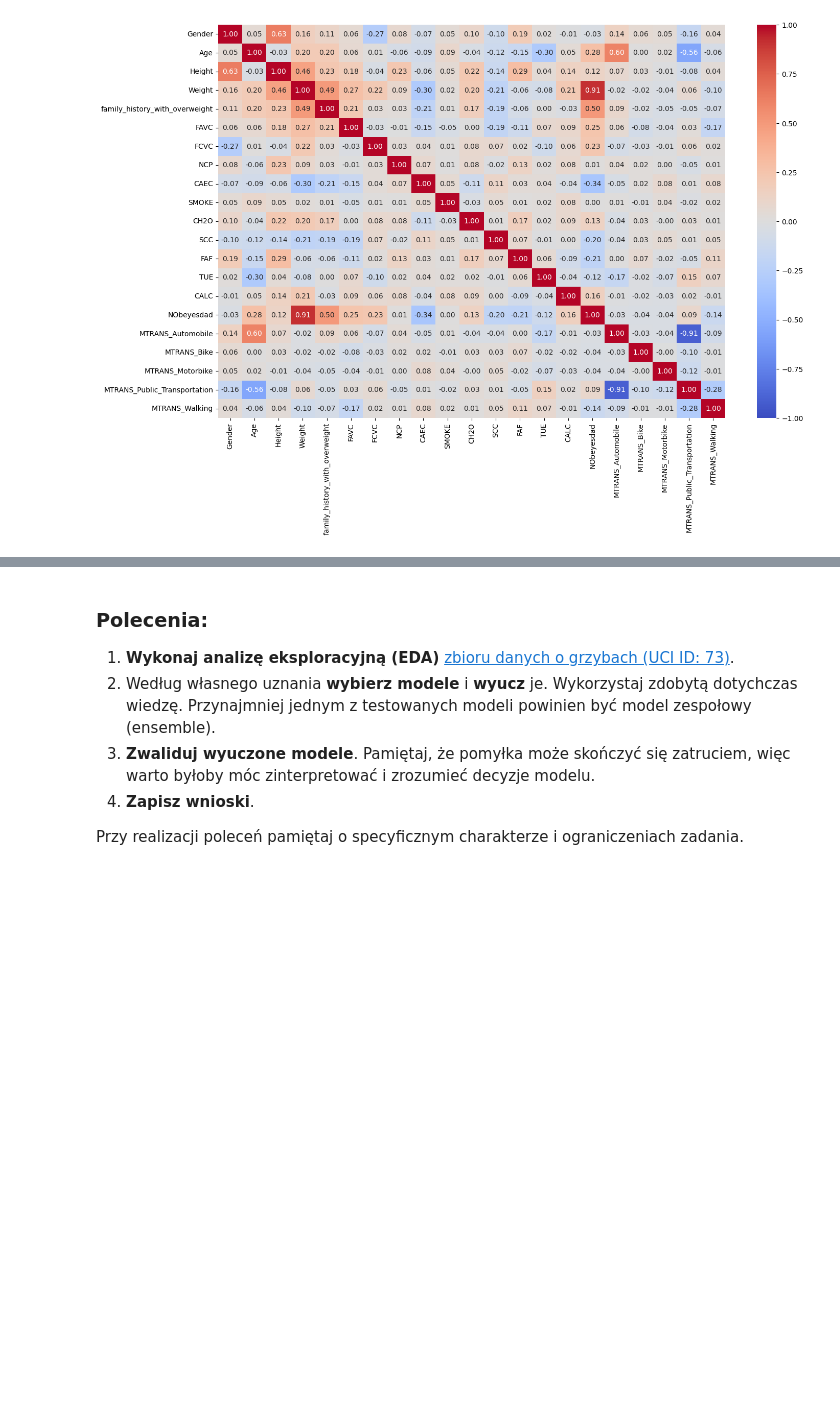
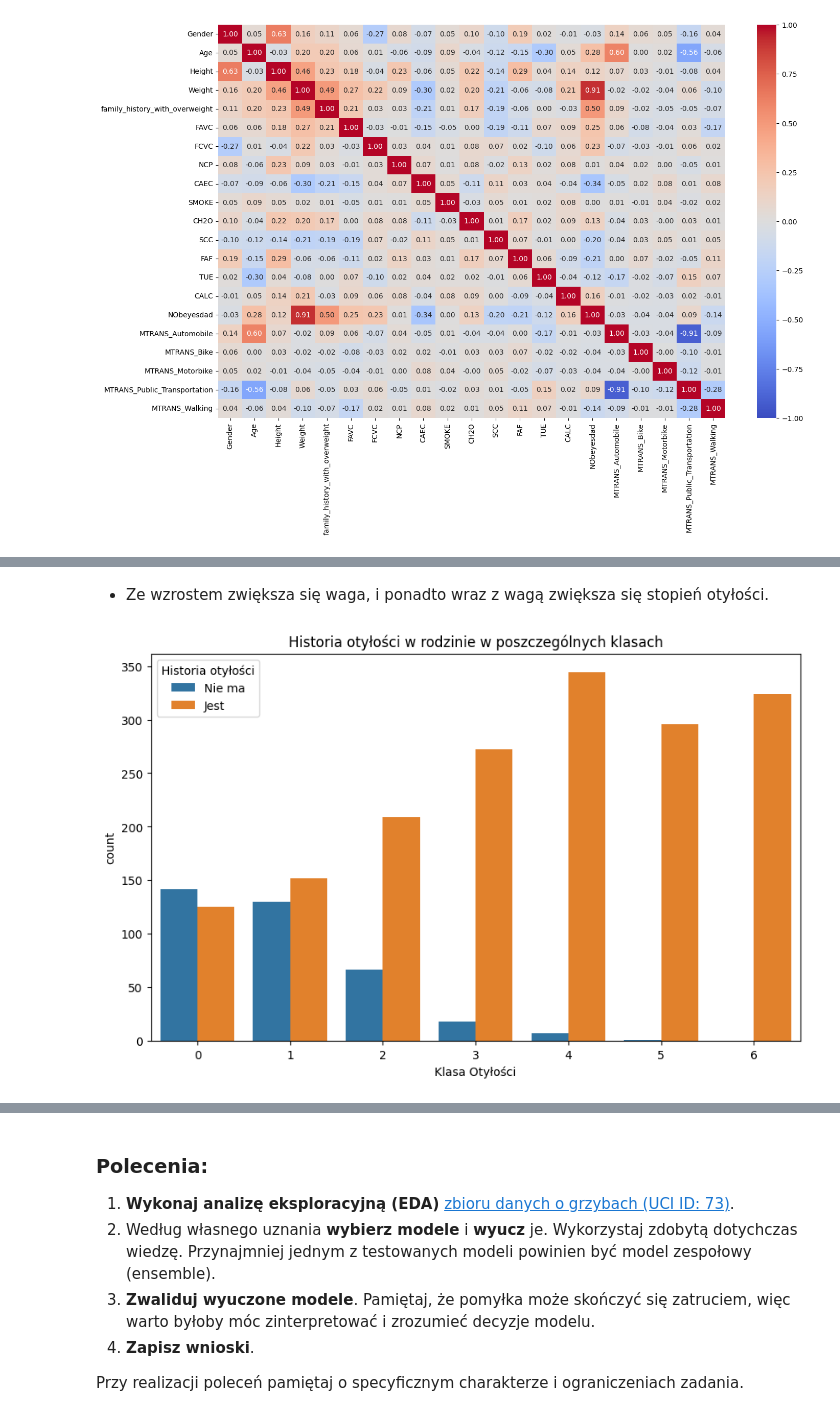
Before and after one commit to Zajecia-na-PWr-LR/lista-5-dawidmuszynski1, a Jupyter notebook: Lab_05.ipynb, the cells around one changed output, grey strips where cells are left out. Cells and saved outputs as stored; diff of their text form; code cells hidden in the pictures; blank space fills up the shorter version.

```diff
--- a/Lab_05.ipynb
+++ b/Lab_05.ipynb
@@ -143,0 +169,11 @@ plt.show()
+# %% [markdown]
+- Ze wzrostem zwiększa się waga, i ponadto wraz z wagą zwiększa się stopień otyłości.
+# %%
+plt.figure(figsize=(10, 6))
+sns.countplot(x='NObeyesdad', hue='family_history_with_overweight', data=df)
+plt.title('Historia otyłości w rodzinie w poszczególnych klasach')
+plt.xlabel('Klasa Otyłości')
+plt.legend(title='Historia otyłości', labels=['Nie ma', 'Jest'])
+plt.show()
+# %% [output]
+[figure, added]
```
Also changed, not shown: parts of 31 cells of this notebook.
